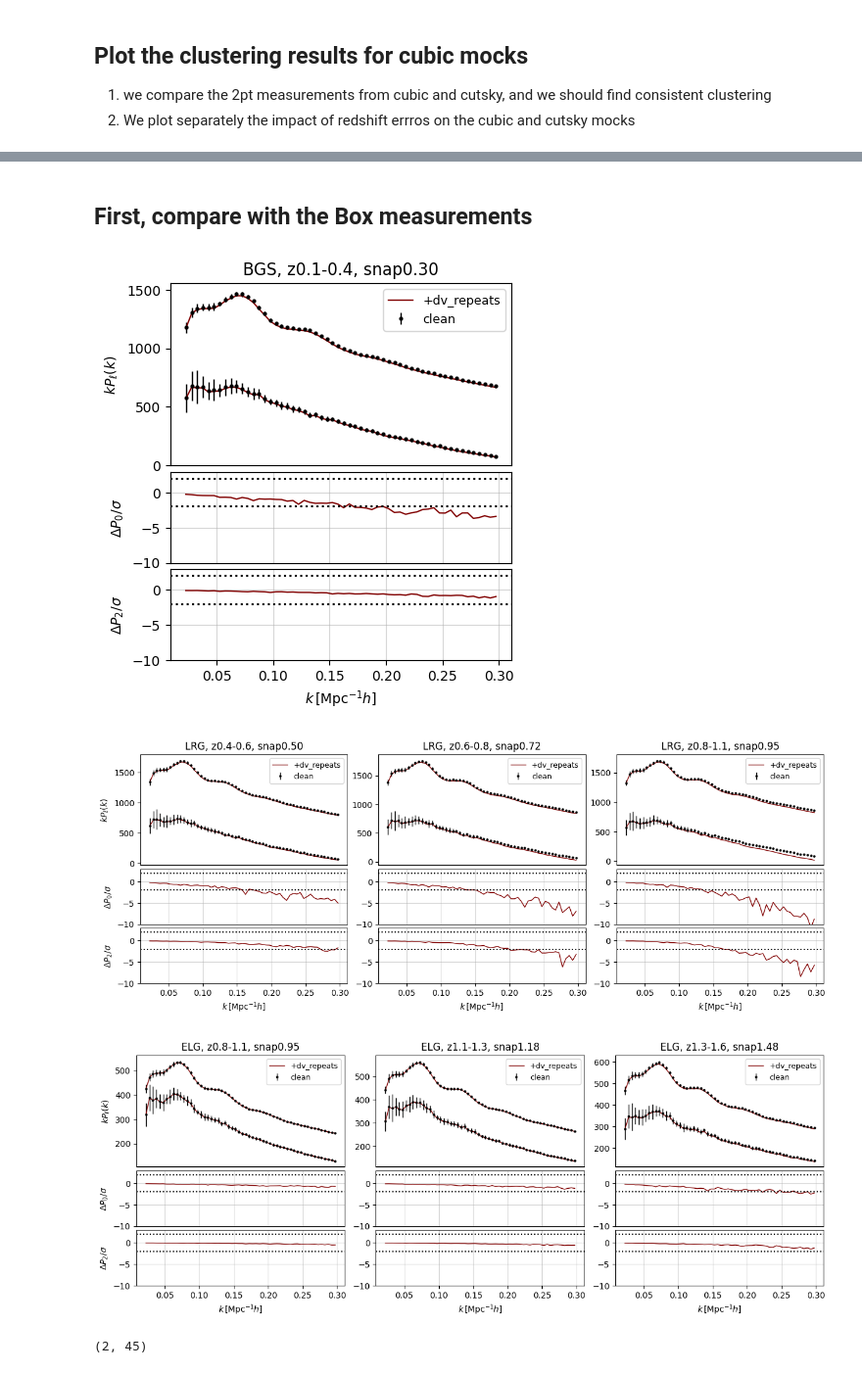
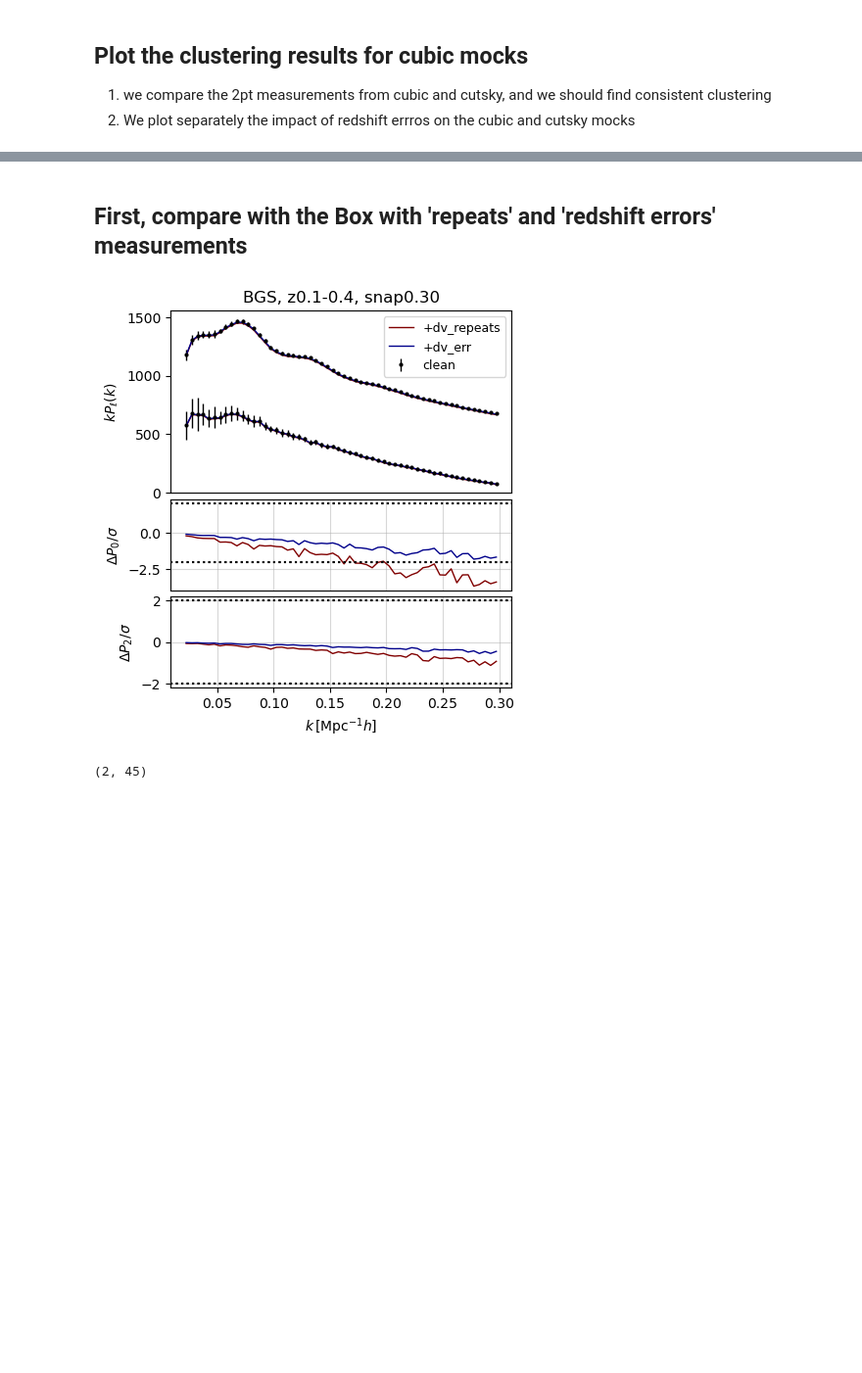
Before and after one commit to ShengyuHE/desi_y3_redshift_errors, a Jupyter notebook: main/clustering/notebooks/plot_2pt_cubic.ipynb, the cells around one changed output, grey strips where cells are left out. Shown at 98% size. Saved outputs shown, nothing was run; the diff lists cells and outputs as text; code cells hidden in the pictures; blank space fills up the shorter version.

```diff
--- a/main/clustering/notebooks/plot_2pt_cubic.ipynb
+++ b/main/clustering/notebooks/plot_2pt_cubic.ipynb
@@ -44,16 +45,17 @@ An NVIDIA GPU may be present on this machine, but a CUDA-enabled jaxlib is not i
 # %% [markdown]
-## First, compare with the Box measurements
+## First, compare with the Box with 'repeats' and 'redshift errors' measurements
 # %%
 # for two point statistics
-corr = 'pk' # xi, pk, mpslog, wplog
+corr = 'mesh2' # xi, pk, mpslog, wplog, mesh2, mesh3-soccimarro, mesh3-sugiyama
 domain = 'cubic'
 version = 'AbacusHF-v2'
-tracers = ['BGS','LRG', 'ELG', 'QSO'][:3]
+tracers = ['BGS','LRG', 'ELG', 'QSO'][:1]
 
 ZSNAPS, ZRANGES = REDSHIFT_ABACUSHF[version]
 lenz = len(ZSNAPS)
 
-zerrs =  ['False', 'repeat', 'verr_empirical'][:2]
+zerrs =  ['False', 'repeat', 'verr_empirical'][:]
+
 colors = ['black', 'maroon', 'darkblue']
 labels = ['clean', '+dv_repeats', '+dv_err']
 
@@ -66,9 +68,10 @@ for tracer in tracers:
             tps_all = []
             for mock_id in range(25)[:]:
                 data_arges = {'version':version, 'domain':domain, 'tracer':tracer, 'zsnap': zsnap, 'zrange':zrange, 'mock_id': mock_id, "use_dv": zerr}
+                if corr in ['mesh2']: data_arges.update(use_jax=True)
                 fn = get_measurement_fn(**data_arges)
                 setup_logging(level = 'warning')
-                (s, tps), _ = read_data_fn(fn, corr, bin_type='y3_sys')
+                (s, tps), _ = read_data_from_fn(fn, corr, bin_type='y3_sys')
                 tps = np.atleast_2d(tps)
                 tps_all.append(tps)
             tps_all = np.array(tps_all)
@@ -96,36 +99,34 @@ for tracer in tracers:
                 # plot the residual plots
                 if zerr in ['repeat', 'verr_empirical']:
                     if ill == 0:
                         ax = plt.subplot(gs[indz+lenz])
                         if indz == 0: ax.set_ylabel(TPS_LABELS[corr]['dy0'])
                         if corr == 'wplog':
                             ax.set_xlabel(TPS_LABELS[corr]['x'])
                         ax.tick_params(axis="x", which="both", bottom=False, top=False, labelbottom=False)
                     elif ill == 1:
                         ax = plt.subplot(gs[indz+lenz*2])
                         ax.set_xlabel(TPS_LABELS[corr]['x'])
                         if indz == 0: ax.set_ylabel(TPS_LABELS[corr]['dy2'])
                     # ax.plot(s, s**spow*(tps_mean_clean[ill]-tps_mean[ill]), lw=1, color=colors[indv])
                     # continue
                     # err = np.sqrt(tps_std_fid**2 + clean_std[ell]**2)
                     err = tps_std_clean
                     ax.plot(s, (tps_mean[ill]-tps_mean_clean[ill])/err[ill], lw=1, color=colors[indv])
                     for value in [-2,2]:
                         ax.axhline(y=value, ls = ':', color='black', lw=1.5)
                     ax.grid(alpha=0.5)
                     if corr in ['xi']:
                         ax.set_ylim([-7,7])
                     elif corr in ['pk']:
                         ax.set_ylim([-10,3])
                         if tracer == 'QSO':
                             ax.set_ylim([-42,5])
                     elif corr in ['wplog', 'mpslog']:
                         ax.set_xscale('log')
                         ax.set_ylim([-160,160])
 # %% [output]
-[figure, old version]
+[figure, new version]
-[figure, removed]
-[figure, removed]
 # %%
 # %% [output]
 (2, 45)
```
Also changed, not shown: parts of 6 cells of this notebook, 12 other files.
